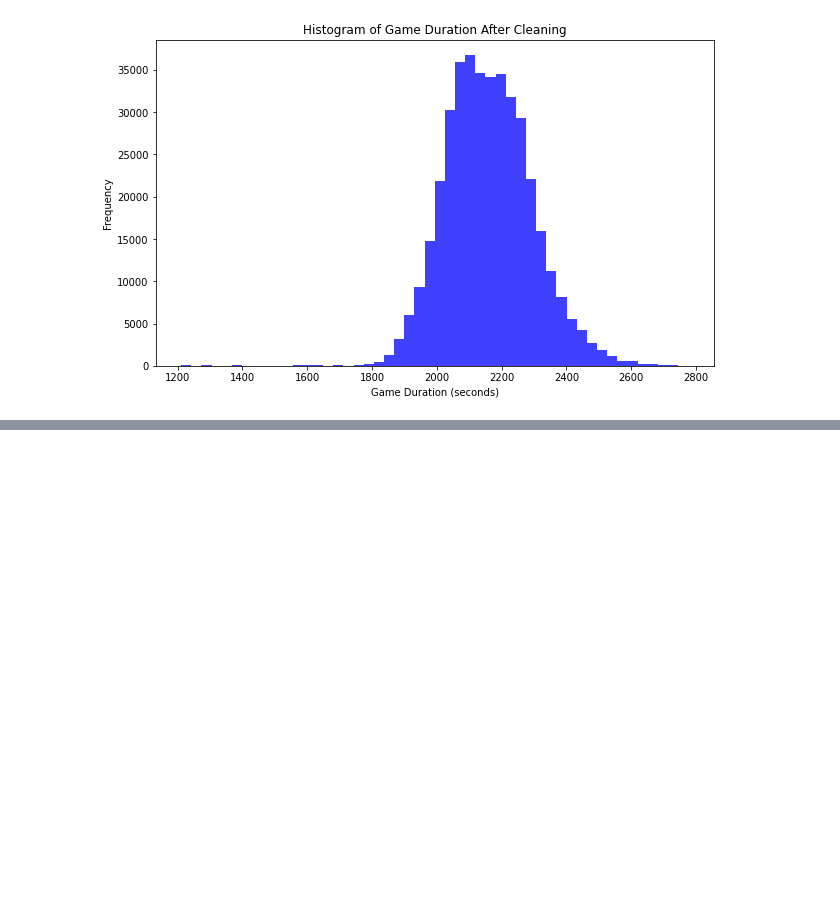
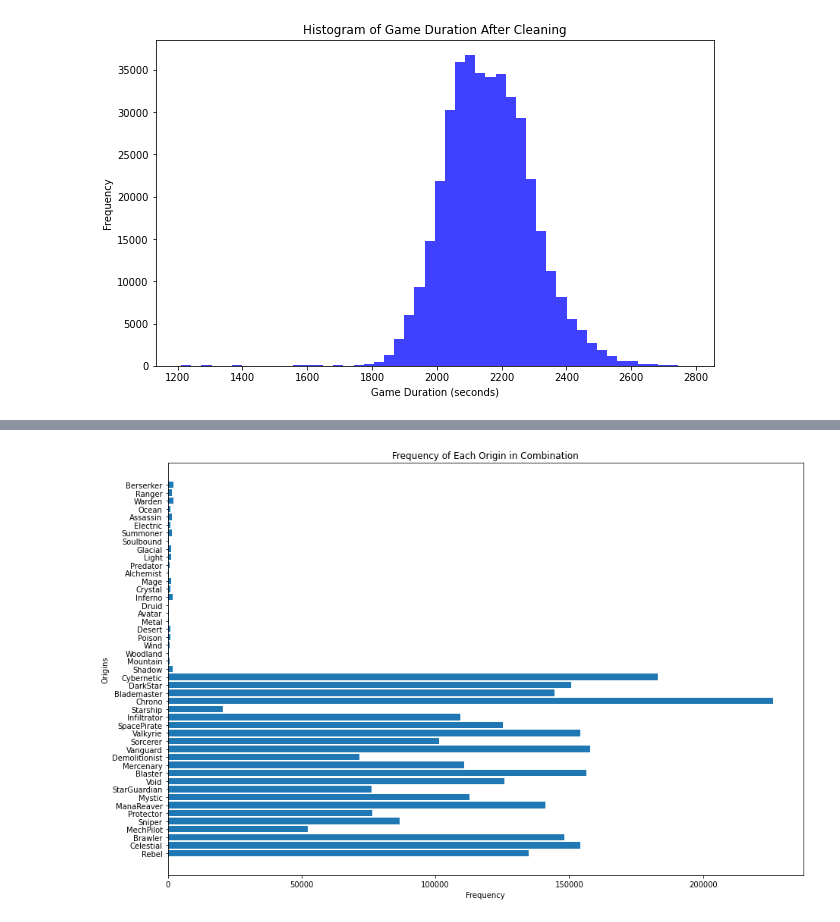
Before and after one commit to yxx10101/INFOSYS722, a Jupyter notebook: I4.ipynb, the cells around one changed output, grey strips where cells are left out. Drawn from its saved outputs; the diff is of its cells as text; code cells hidden in the pictures; blank space fills up the shorter version.

```diff
--- a/I4.ipynb
+++ b/I4.ipynb
@@ -284,0 +380,4 @@ root
+# %%
+# To create a new attribute 'first_place' to record
+combined_df = combined_df.withColumn('first_place', when(col('Ranked') == 1, 1).otherwise(0))
+combined_df.select('Ranked', 'first_place').show()
@@ -284,0 +402,4 @@ root
+# %%
+# To filter the useful attributes
+combined_df = combined_df.select("gameDuration", "first_place", "combination", "segment", "parsed_combination")
+combined_df.show()
@@ -284,0 +424,16 @@ root
+# %%
+# To create the bar chart of frequency of each origins
+key_frequency = combined_df.select(explode(col('parsed_combination')).alias('key', 'value')).groupBy('key').count()
+key_freq_data = key_frequency.collect()
+
+keys = [row['key'] for row in key_freq_data]
+counts = [row['count'] for row in key_freq_data]
+
+plt.figure(figsize=(15, 10))
+plt.barh(keys, counts)
+plt.xlabel('Frequency')
+plt.ylabel('Origins')
+plt.title('Frequency of Each Origin in Combination')
+plt.show()
+# %% [output]
+[figure, added]
```
Also changed, not shown: parts of 29 cells of this notebook.
